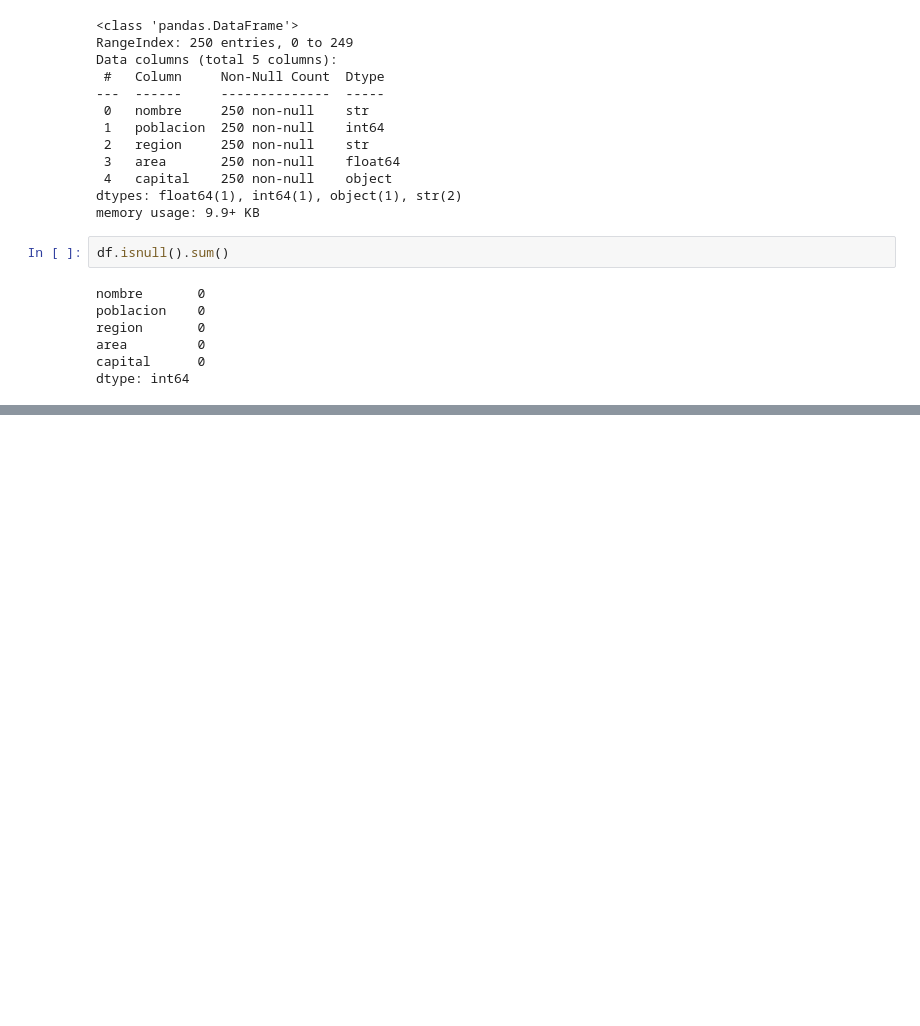
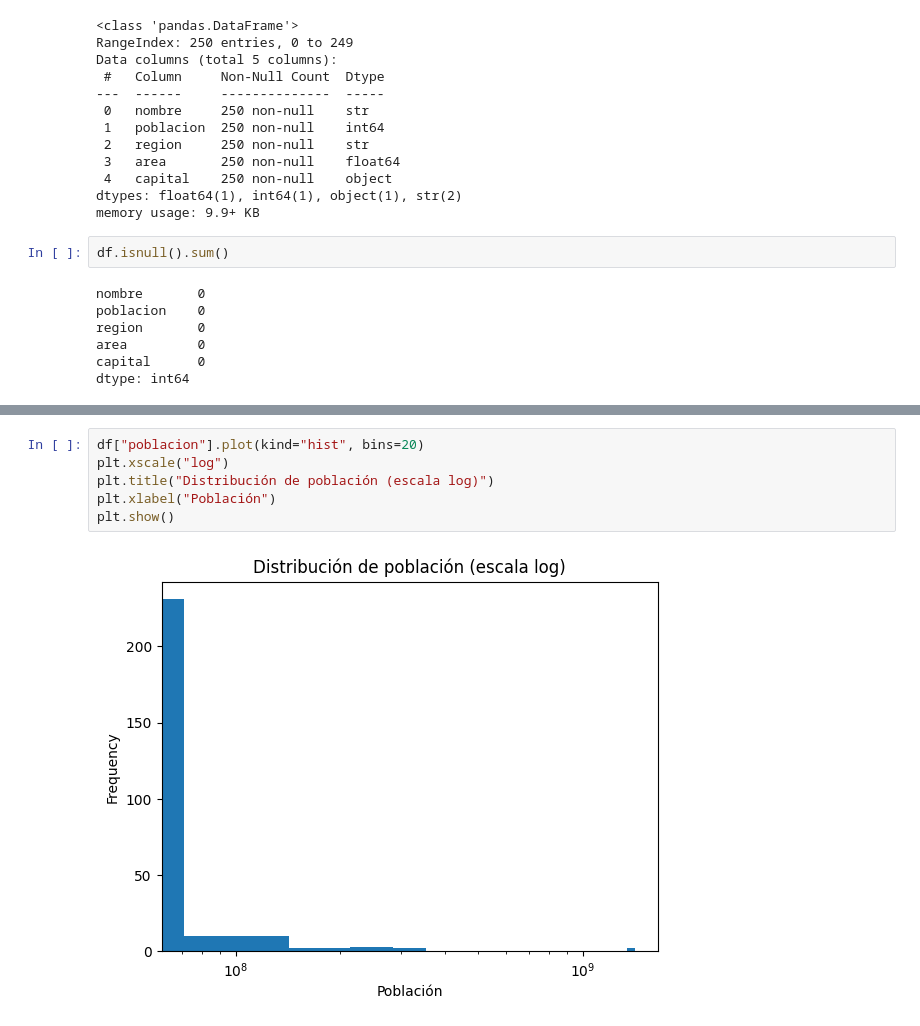
Before and after one commit to lauracbermudezj29/taller4-api-paises, a Jupyter notebook: analisis.ipynb, the cells around one changed output, grey strips where cells are left out. Drawn from its saved outputs; the diff is of its cells as text; blank space fills up the shorter version.

```diff
--- a/analisis.ipynb
+++ b/analisis.ipynb
@@ -68,0 +130,8 @@ dtype: int64
+# %%
+df["poblacion"].plot(kind="hist", bins=20)
+plt.xscale("log")
+plt.title("Distribución de población (escala log)")
+plt.xlabel("Población")
+plt.show()
+# %% [output]
+[figure, added]
```
Also changed, not shown: parts of 7 cells of this notebook, 1 other file.
